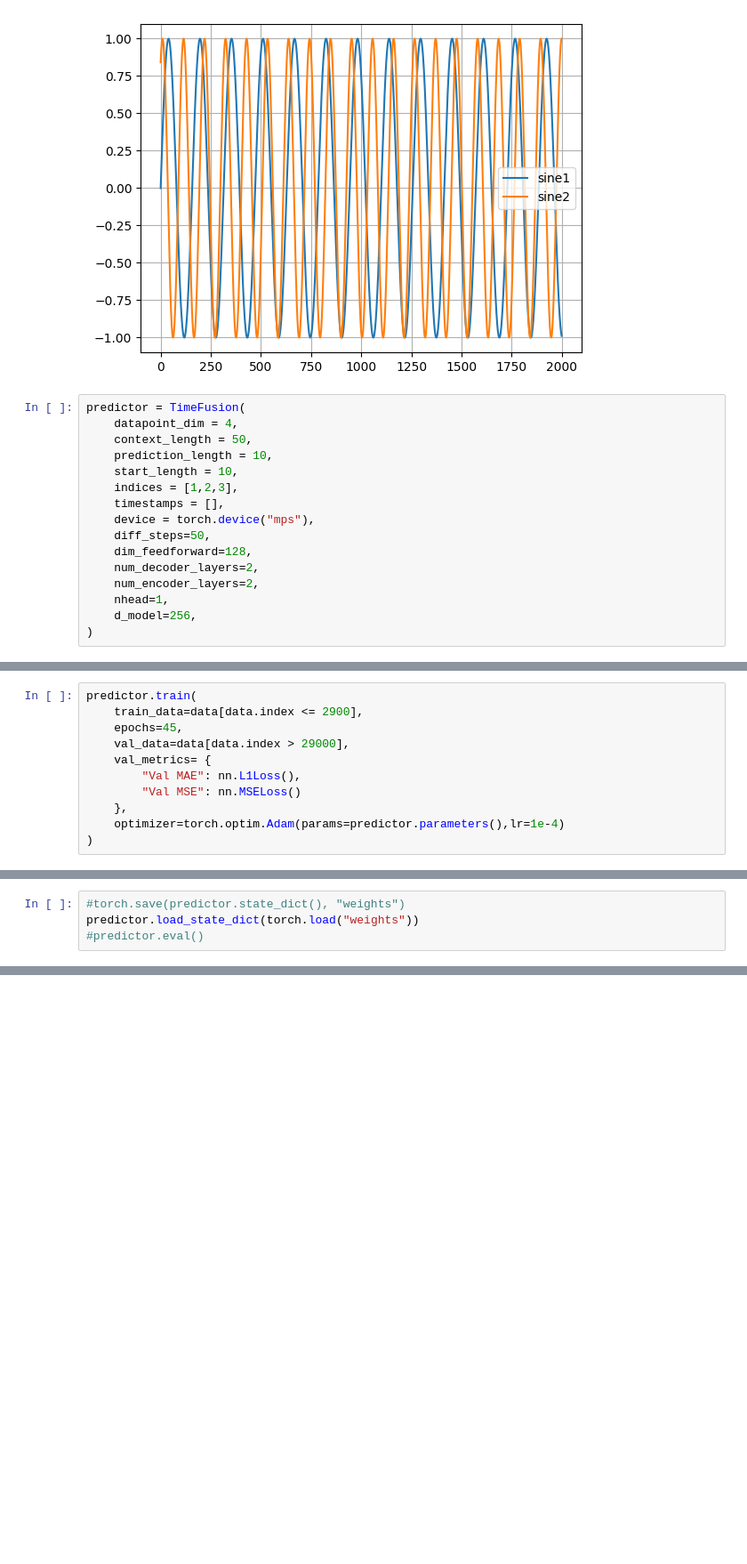
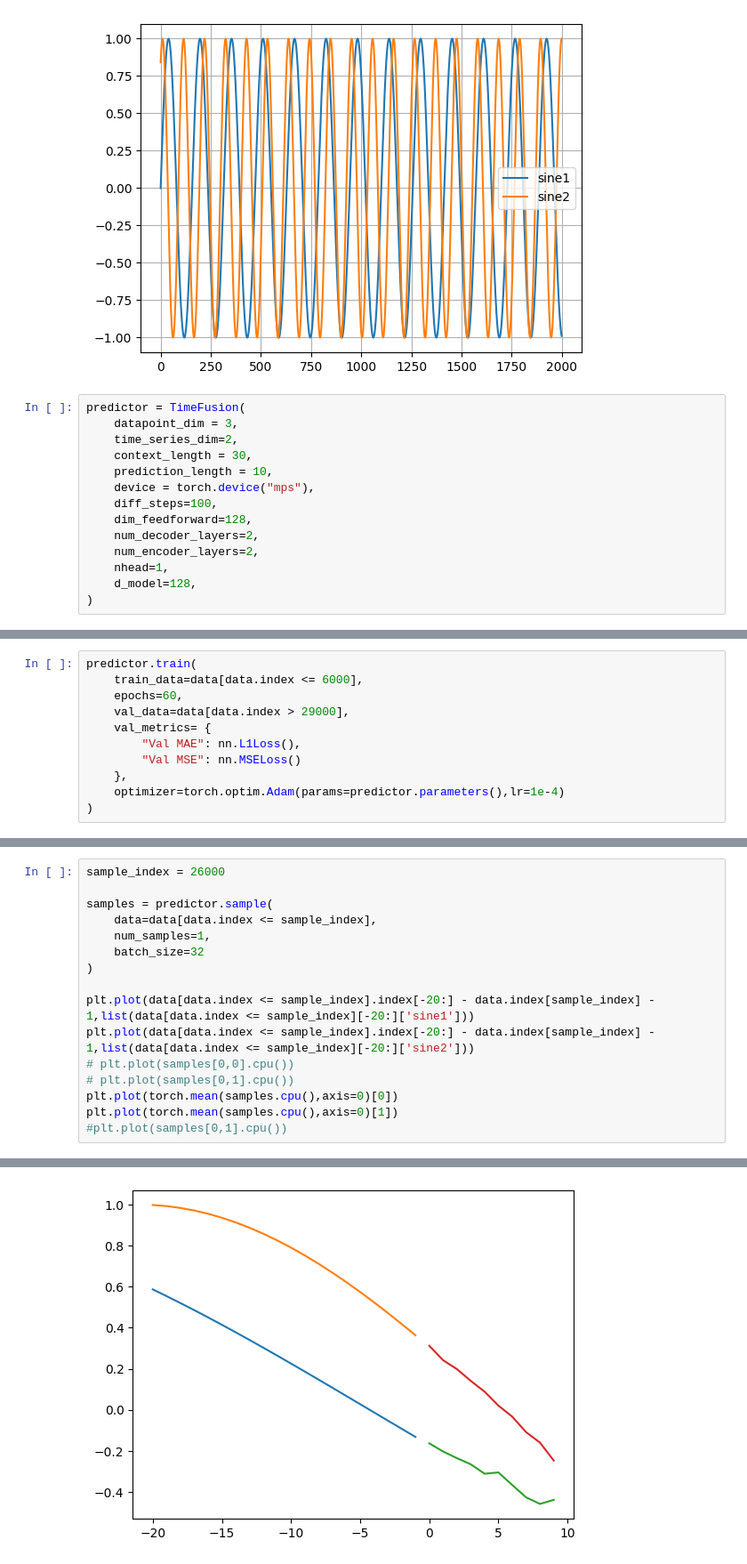
Before and after one commit to EdvardJSHolen/Final-Year-Project, a Jupyter notebook: TimeFusion/random_walk_example.ipynb, the cells around one changed output, grey strips where cells are left out. Shown: that part at 89% size. Saved outputs shown, nothing was run; the diff lists cells and outputs as text; blank space fills up the shorter version.

Commit message:
Working for regular time-series data

```diff
--- a/TimeFusion/random_walk_example.ipynb
+++ b/TimeFusion/random_walk_example.ipynb
@@ -57,19 +57,17 @@ plt.grid(True)
 [figure]
 # %%
 predictor = TimeFusion(
-    datapoint_dim = 4,
-    context_length = 50,
+    datapoint_dim = 3,
+    time_series_dim=2,
+    context_length = 30,
     prediction_length = 10,
-    start_length = 10,
-    indices = [1,2,3],
-    timestamps = [],
     device = torch.device("mps"),
-    diff_steps=50,
+    diff_steps=100,
     dim_feedforward=128,
     num_decoder_layers=2,
     num_encoder_layers=2,
     nhead=1,
-    d_model=256,
+    d_model=128,
 )
 # %%
 print("Number of trainable parameters:",sum(p.numel() for p in predictor.parameters()))
@@ -78,7 +76,7 @@ Number of trainable parameters: 24442498
 # %%
 predictor.train(
-    train_data=data[data.index <= 2900],
-    epochs=45,
+    train_data=data[data.index <= 6000],
+    epochs=60,
     val_data=data[data.index > 29000],
     val_metrics= {
         "Val MAE": nn.L1Loss(),
@@ -96,4 +104,0 @@ tensor([[-1.9459, -0.1720, -0.7551, -0.1928],
-# %%
-#torch.save(predictor.state_dict(), "weights")
-predictor.load_state_dict(torch.load("weights"))
-#predictor.eval()
@@ -325,0 +105,17 @@ tensor([1, 1, 1])
+# %%
+sample_index = 26000
+
+samples = predictor.sample(
+    data=data[data.index <= sample_index],
+    num_samples=1,
+    batch_size=32
+)
+
+plt.plot(data[data.index <= sample_index].index[-20:] - data.index[sample_index] - 1,list(data[data.index <= sample_index][-20:]['sine1']))
+plt.plot(data[data.index <= sample_index].index[-20:] - data.index[sample_index] - 1,list(data[data.index <= sample_index][-20:]['sine2']))
+# plt.plot(samples[0,0].cpu())
+# plt.plot(samples[0,1].cpu())
+plt.plot(torch.mean(samples.cpu(),axis=0)[0])
+plt.plot(torch.mean(samples.cpu(),axis=0)[1])
+#plt.plot(samples[0,1].cpu())
+# %% [output]
@@ -325,0 +123 @@ tensor([1, 1, 1])
+[figure, added]
```
Also changed, not shown: parts of 23 cells of this notebook, 5 other files.
